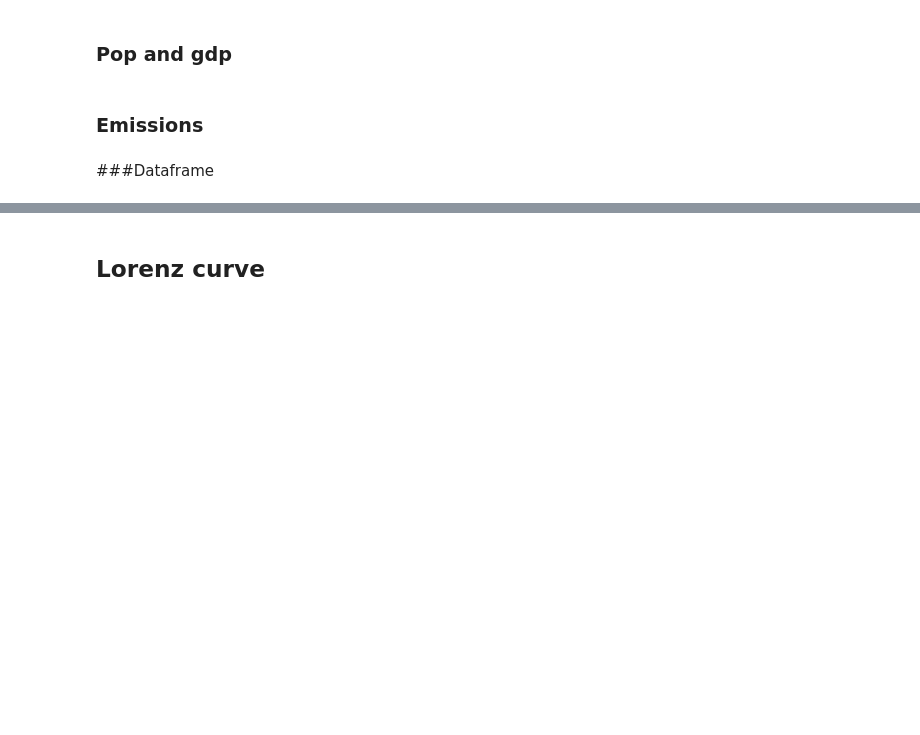
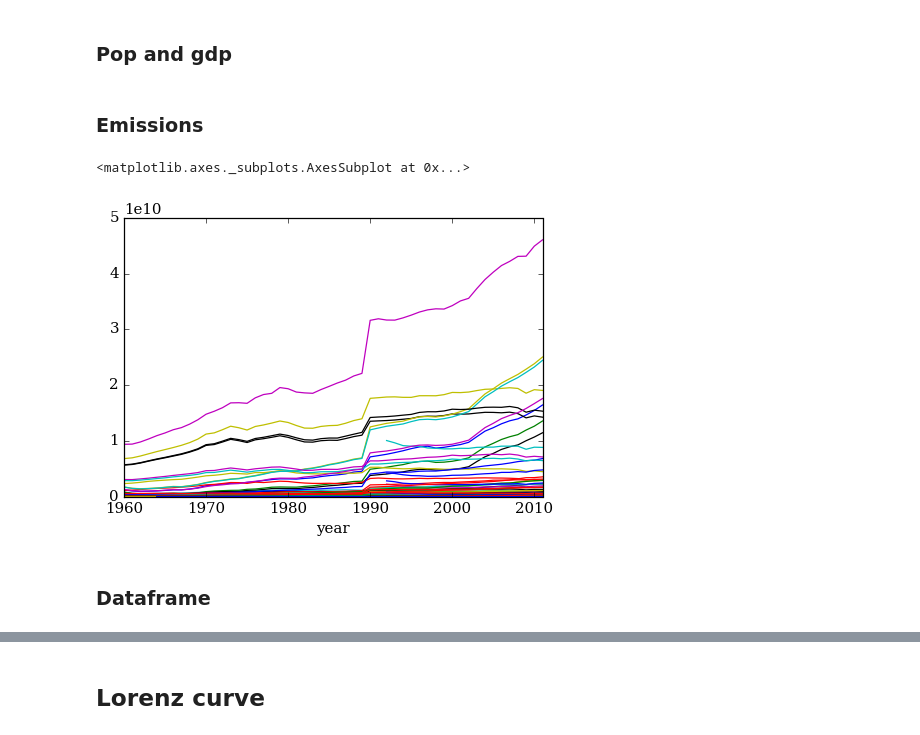
Before and after one commit to adrivsh/hh_emi_ineq, a Jupyter notebook: countries_emis_ineq_new.ipynb, the cells around one changed output, grey strips where cells are left out. Cells and saved outputs as stored; diff of their text form; code cells hidden in the pictures; blank space fills up the shorter version.

```diff
--- a/countries_emis_ineq_new.ipynb
+++ b/countries_emis_ineq_new.ipynb
@@ -64,2 +59,27 @@ emis_pc = emis_tot/pop
+# %%
+emis_coo= get_wb("EN.ATM.CO2E.KT")*1000
+
+emis_other= (get_wb("EN.ATM.GHGO.KT.CE")*1000).reindex(index=emis_coo.index,columns=emis_coo.columns)
+emis_nox  = (get_wb("EN.ATM.NOXE.KT.CE")*1000).reindex(index=emis_coo.index,columns=emis_coo.columns)
+emis_ch4  = (get_wb("EN.ATM.METH.KT.CE")*1000).reindex(index=emis_coo.index,columns=emis_coo.columns)
+
+
+emis_coo_i   = emis_coo  .interpolate(axis=1)
+emis_other_i = emis_other.interpolate(axis=1).fillna(0)
+emis_nox_i   = emis_nox  .interpolate(axis=1).fillna(0)
+emis_ch4_i   = emis_ch4  .interpolate(axis=1).fillna(0)
+
+
+#emis_tot = emis_coo     +  emis_other + emis_nox   + emis_ch4
+emis_tot = emis_coo_i +  emis_other_i + emis_nox_i   + emis_ch4_i
+
+
+emis_intens = emis_tot /gdp
+emis_pc     = emis_tot/pop
+# %%
+emis_tot.T.plot(legend=None)
+# %% [output]
+<matplotlib.axes._subplots.AxesSubplot at 0x...>
+[figure, added]
 # %% [markdown]
-###Dataframe
+### Dataframe
```
Also changed, not shown: parts of 43 cells of this notebook, 1 other file.
